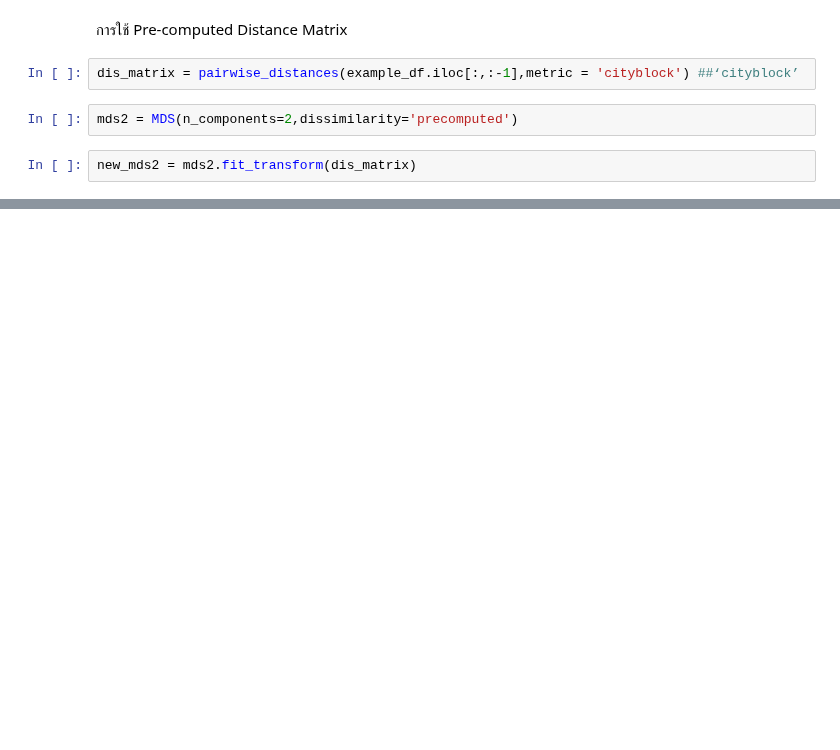
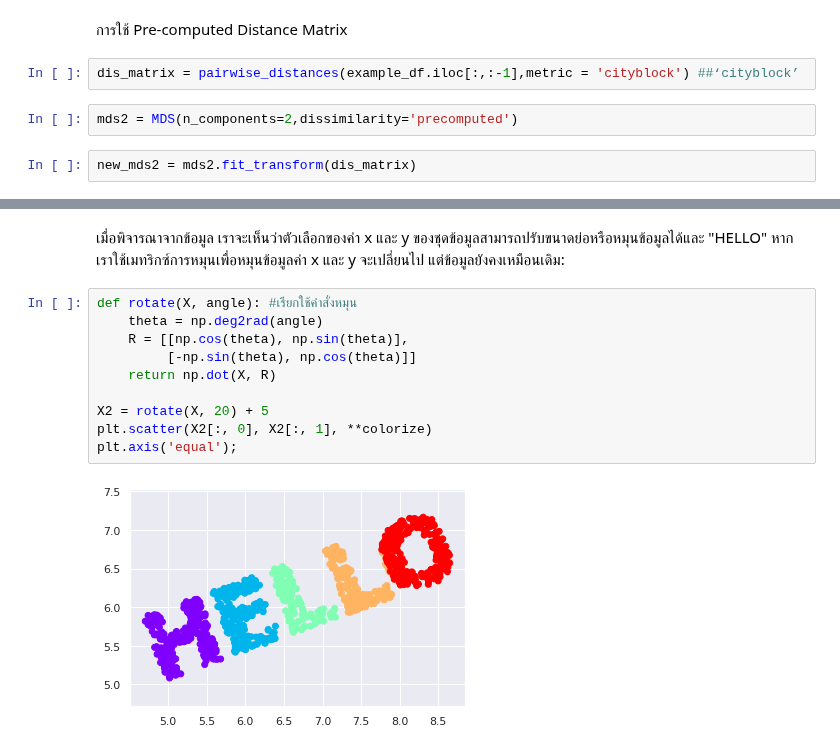
Before and after one commit to sitthatkaja/multivariate, a Jupyter notebook: Chapter_4_MDS.ipynb, the cells around one changed output, grey strips where cells are left out. Saved outputs shown, nothing was run; the diff lists cells and outputs as text; blank space fills up the shorter version.

```diff
--- a/Chapter_4_MDS.ipynb
+++ b/Chapter_4_MDS.ipynb
@@ -138,0 +222,15 @@ plt.legend()
+# %% [markdown]
+
+เมื่อพิจารณาจากข้อมูล เราจะเห็นว่าตัวเลือกของค่า x และ y ของชุดข้อมูลสามารถปรับขนาดย่อหรือหมุนข้อมูลได้และ "HELLO" หากเราใช้เมทริกซ์การหมุนเพื่อหมุนข้อมูลค่า x และ y จะเปลี่ยนไป แต่ข้อมูลยังคงเหมือนเดิม:
+# %%
+def rotate(X, angle): #เรียกใช้คำสั่งหมุน
+    theta = np.deg2rad(angle)
+    R = [[np.cos(theta), np.sin(theta)],
+         [-np.sin(theta), np.cos(theta)]]
+    return np.dot(X, R)
+
+X2 = rotate(X, 20) + 5
+plt.scatter(X2[:, 0], X2[:, 1], **colorize)
+plt.axis('equal');
+# %% [output]
+[figure, added]
```
Also changed, not shown: parts of 39 cells of this notebook.
